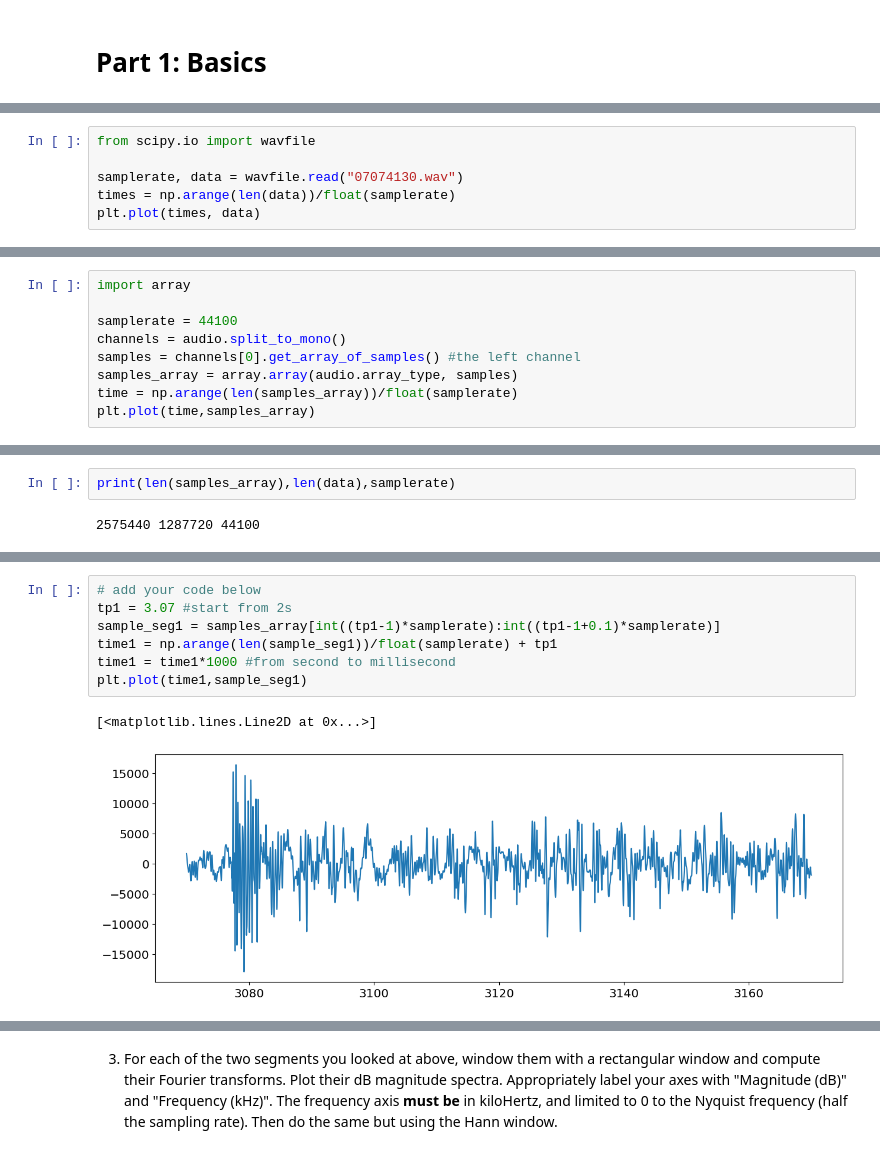
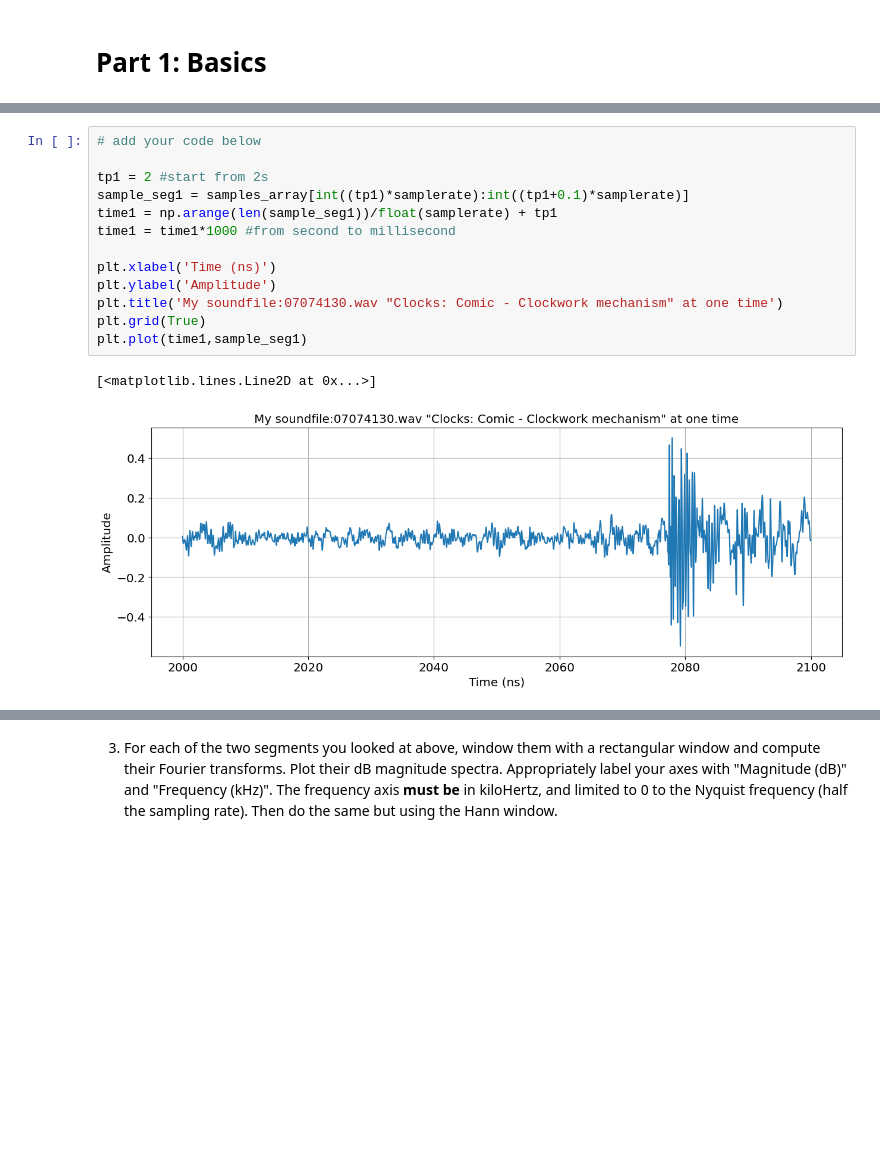
Before and after one commit to Kikaze-K/DT2470-Music-Informatics, a Jupyter notebook: labs/lab1/DT2470_lab01.ipynb, the cells around one changed output, grey strips where cells are left out. Saved outputs shown, nothing was run; the diff lists cells and outputs as text; blank space fills up the shorter version.

```diff
--- a/labs/lab1/DT2470_lab01.ipynb
+++ b/labs/lab1/DT2470_lab01.ipynb
@@ -52,6 +60,0 @@ audio = AudioSegment.from_file("07074130.wav", format="wav")
-# %%
-from scipy.io import wavfile
-
-samplerate, data = wavfile.read("07074130.wav")
-times = np.arange(len(data))/float(samplerate)
-plt.plot(times, data)
@@ -62,9 +60,0 @@ plt.plot(times, data)
-# %%
-import array
-
-samplerate = 44100
-channels = audio.split_to_mono()
-samples = channels[0].get_array_of_samples() #the left channel
-samples_array = array.array(audio.array_type, samples)
-time = np.arange(len(samples_array))/float(samplerate)
-plt.plot(time,samples_array)
@@ -74,7 +61,3 @@ plt.plot(time,samples_array)
-# %%
-print(len(samples_array),len(data),samplerate)
-# %% [output]
-2575440 1287720 44100
 # %% [markdown]
 
 2. With the audio file you have chosen, zoom into two different 100 ms portions that have audio data and plot them.
@@ -84,12 +67,18 @@ print(len(samples_array),len(data),samplerate)
 ![07075029plot2.png](attachment:07075029plot2.png)
 # %%
 # add your code below
-tp1 = 3.07 #start from 2s
-sample_seg1 = samples_array[int((tp1-1)*samplerate):int((tp1-1+0.1)*samplerate)]
+
+tp1 = 2 #start from 2s
+sample_seg1 = samples_array[int((tp1)*samplerate):int((tp1+0.1)*samplerate)]
 time1 = np.arange(len(sample_seg1))/float(samplerate) + tp1
 time1 = time1*1000 #from second to millisecond
+
+plt.xlabel('Time (ns)')
+plt.ylabel('Amplitude')
+plt.title('My soundfile:07074130.wav "Clocks: Comic - Clockwork mechanism" at one time')
+plt.grid(True)
 plt.plot(time1,sample_seg1)
 # %% [output]
 [<matplotlib.lines.Line2D at 0x...>]
-[figure, old version]
+[figure, new version]
 # %%
```
Also changed, not shown: parts of 7 cells of this notebook.
